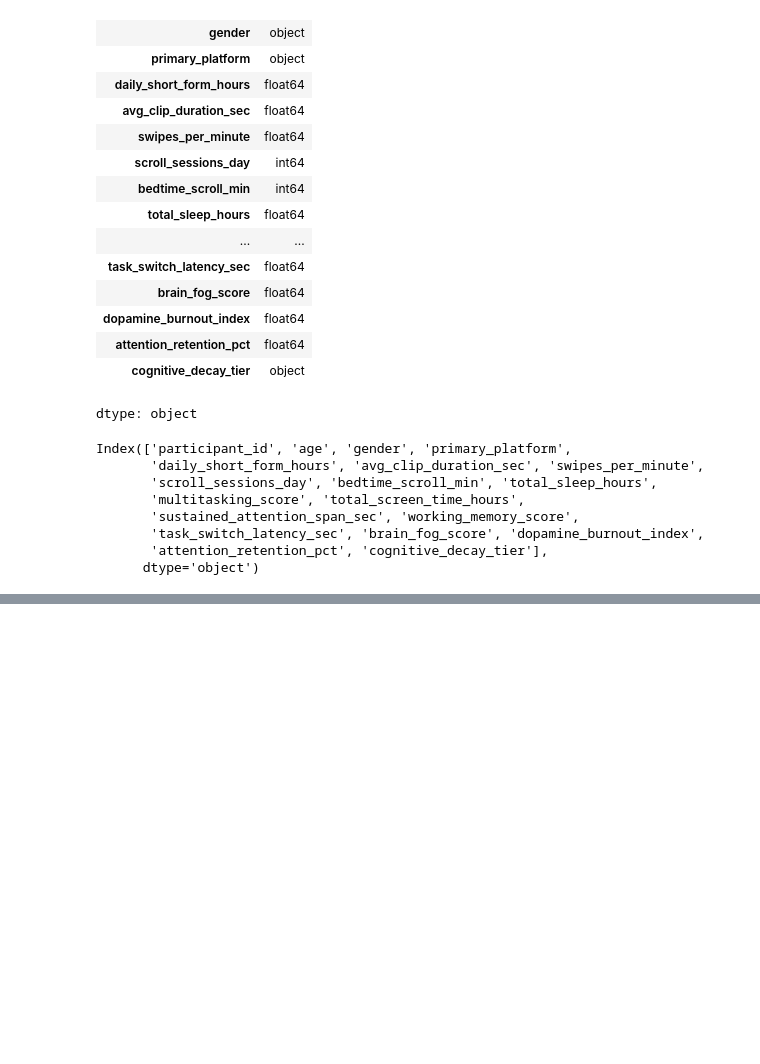
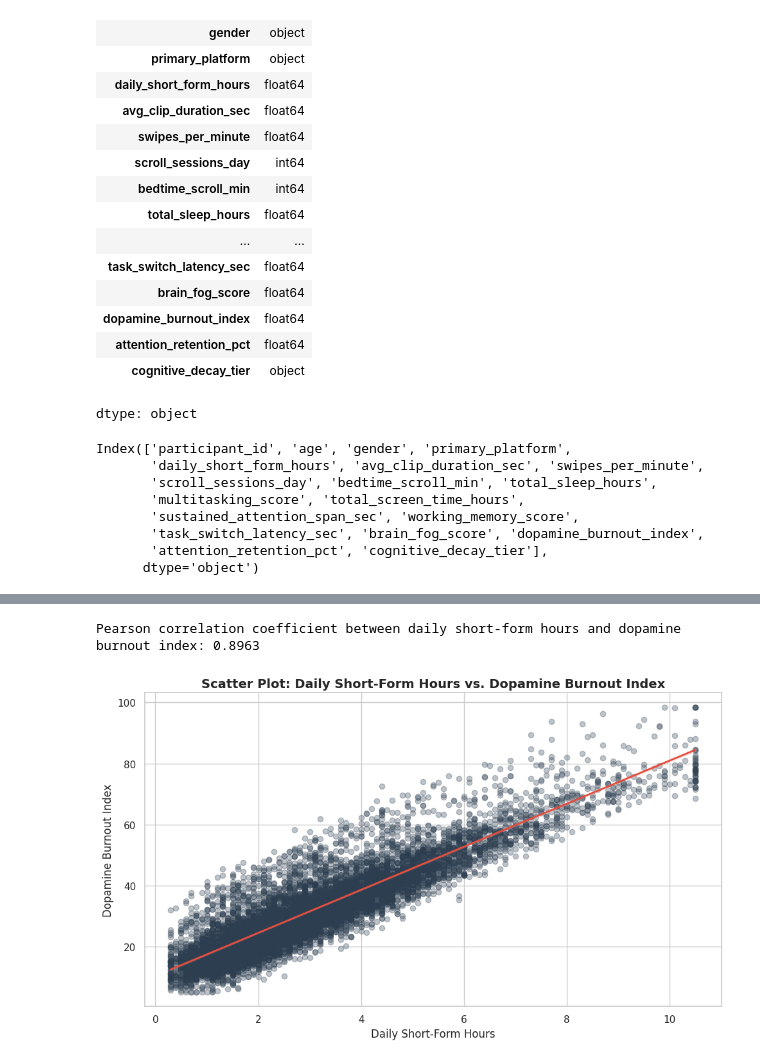
Before and after one commit to kxrrym03/Brain-rot-cognitive-decay, a Jupyter notebook: Brain_Rot_cognitive_decay.ipynb, the cells around one changed output, grey strips where cells are left out. Cells and saved outputs as stored; diff of their text form; code cells hidden in the pictures; blank space fills up the shorter version.

```diff
--- a/Brain_Rot_cognitive_decay.ipynb
+++ b/Brain_Rot_cognitive_decay.ipynb
@@ -125,0 +161,17 @@ Index(['participant_id', 'age', 'gender', 'primary_platform',
+# %%
+correlation = df['daily_short_form_hours'].corr(df['dopamine_burnout_index'])
+print(f"Pearson correlation coefficient between daily short-form hours and dopamine burnout index: {correlation:.4f}")
+# %% [output]
+Pearson correlation coefficient between daily short-form hours and dopamine burnout index: 0.8963
+# %%
+plt.figure(figsize=(10, 6))
+sns.regplot(data=df, x='daily_short_form_hours', y='dopamine_burnout_index', scatter_kws={'alpha': 0.3, 'color': '#2c3e50'}, line_kws={'color': '#e74c3c', 'linewidth': 2})
+
+plt.title('Scatter Plot: Daily Short-Form Hours vs. Dopamine Burnout Index', fontsize=14, fontweight='bold')
+plt.xlabel('Daily Short-Form Hours', fontsize=12)
+plt.ylabel('Dopamine Burnout Index', fontsize=12)
+
+plt.tight_layout()
+plt.show()
+# %% [output]
+[figure, added]
```
Also changed, not shown: parts of 6 cells of this notebook.
